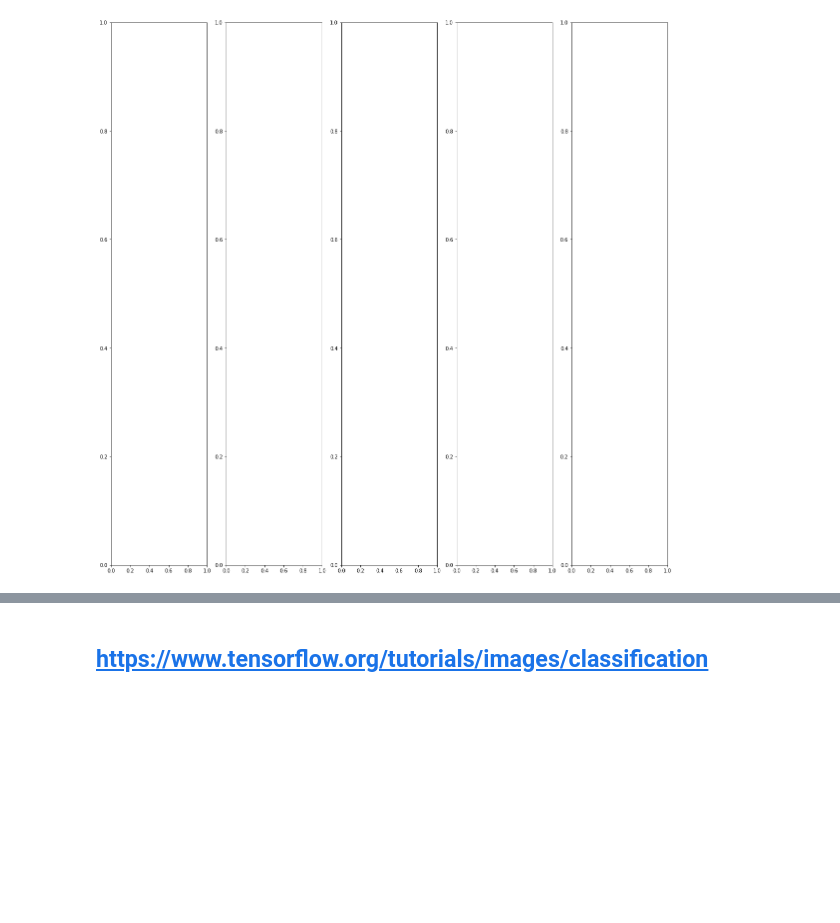
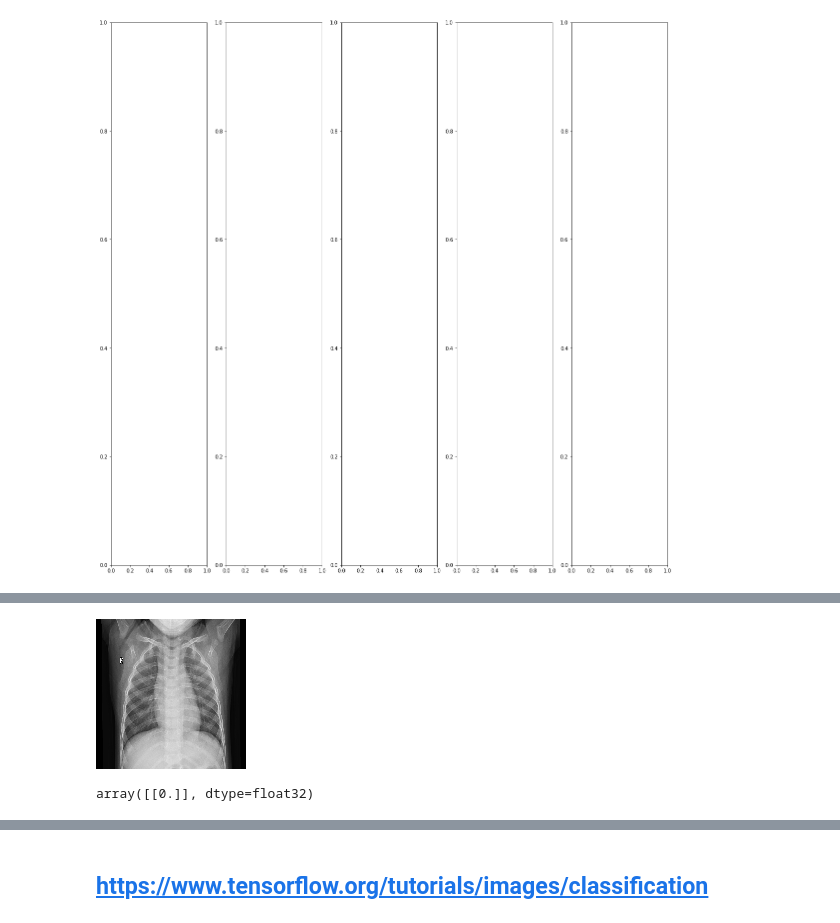
Before and after one commit to Techatach/Convolutional-Neural-Network-CNN-, a Jupyter notebook: Covid-19 CNN and Image Classification.ipynb, the cells around one changed output, grey strips where cells are left out. Cells and saved outputs as stored; diff of their text form; code cells hidden in the pictures; blank space fills up the shorter version.

```diff
--- a/Covid-19 CNN and Image Classification.ipynb
+++ b/Covid-19 CNN and Image Classification.ipynb
@@ -325,0 +276,19 @@ d
+# %%
+image_file = '/content/xray_dataset_covid19/test/NORMAL/NORMAL2-IM-0035-0001.jpeg'
+# %%
+#from json import loads
+from keras.preprocessing import image
+#https://www.tensorflow.org/api_docs/python/tf/keras/preprocessing/image/load_img?hl=th
+tf.keras.preprocessing.image.load_img(
+    image_file, grayscale=False, color_mode='rgb', target_size=(img_width, img_height), #None,
+    interpolation='nearest'
+)
+# %% [output]
+[figure, added]
+# %%
+my_image = image.load_img(image_file, target_size=(img_width, img_height))
+my_image = image.img_to_array(my_image)
+my_image = np.expand_dims(my_image, axis=0)
+model.predict(my_image)
+# %% [output]
+array([[0.]], dtype=float32)
```
Also changed, not shown: parts of 22 cells of this notebook.
